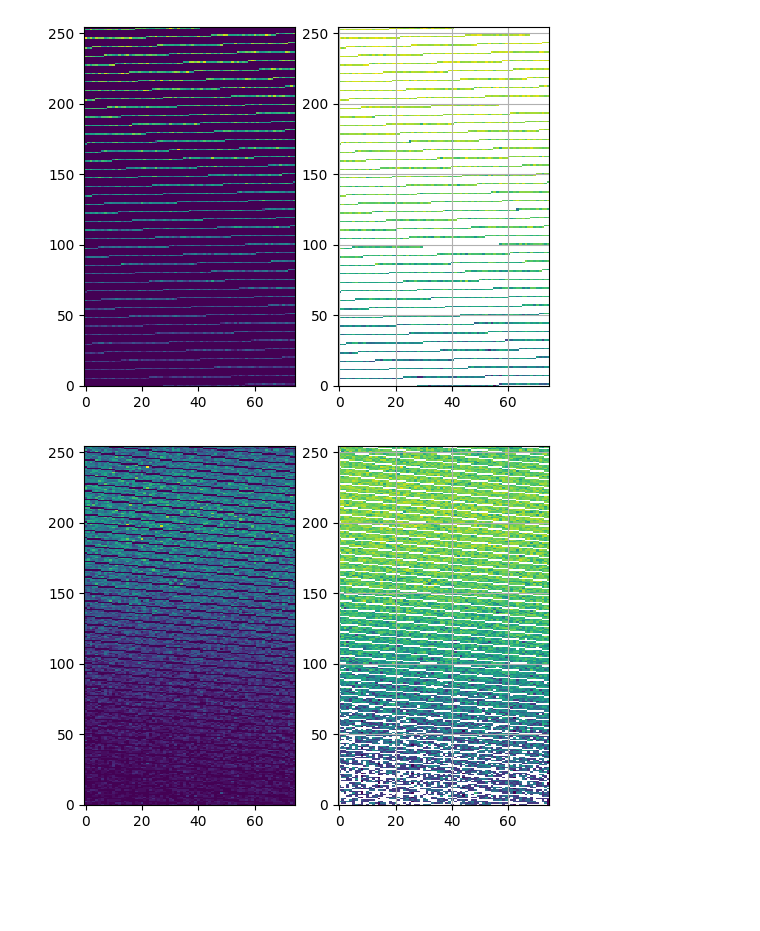
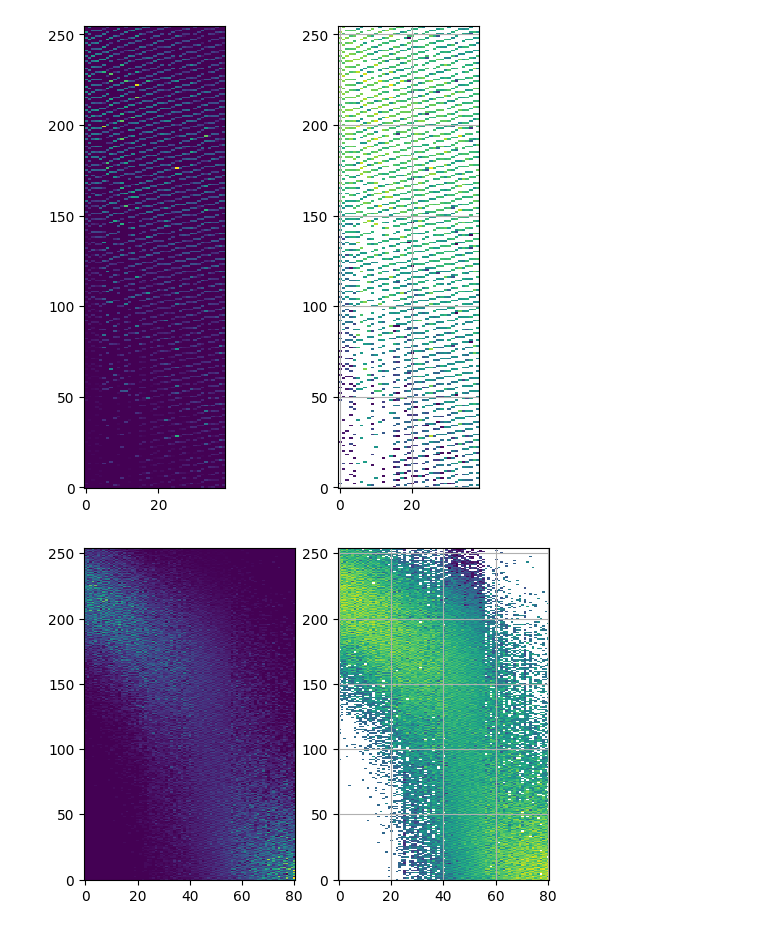
Before and after one commit to Renmusxd/GaugeTheoryRunner, a Jupyter notebook: jupyter/PhaseTransition-Binary.ipynb, the cells around one changed output. Cells and saved outputs as stored; diff of their text form; code cells hidden in the pictures; blank space fills up the shorter version.

Commit message:
Phase transition plots

```diff
--- a/jupyter/PhaseTransition-Binary.ipynb
+++ b/jupyter/PhaseTransition-Binary.ipynb
@@ -3,7 +3,7 @@ from matplotlib import pyplot
 import numpy
 import os
 # %%
-basedir = '../outputs/binary/'
+basedir = '../outputs/rec/binary/'
 
 data = {}
 
@@ -97,38 +97,38 @@ pyplot.show()
 # %%
 for L, (all_ks, all_actions, unique_ks, mean_actions, std_actions, binder_actions) in sorted(data.items()):
     ndigits = 128
-    ks_digits = numpy.digitize(all_ks, numpy.linspace(0.775, 0.777, ndigits))
+    ks_digits = numpy.digitize(all_ks, numpy.linspace(0.75, 0.785, ndigits))
 
     kd_bins = {}
 
     for kd, action in zip(ks_digits, all_actions):
         if kd == 0 or kd == ndigits:
             continue
         if kd not in kd_bins:
             kd_bins[kd] = []
         kd_bins[kd].append(action)
 
     arr = []
 
     for kd in sorted(kd_bins.keys()):
         actions = kd_bins[kd]
-        hist_actions, _ = numpy.histogram(actions, bins=numpy.linspace(1.0,1.25,256), density=True)
+        hist_actions, _ = numpy.histogram(actions, bins=numpy.linspace(0.8,1.25,256), density=True)
         hist_actions = hist_actions / sum(hist_actions)
         arr.append(hist_actions)
     arr = numpy.array(arr)
 
     fig, axs = pyplot.subplots(1, 2, figsize=(6,6))
 
     axs[0].imshow(arr.T, interpolation='none') #, extent=[0.775,0.777, 1.0,1.25])
     axs[0].set_aspect(0.5)
     axs[0].invert_yaxis()
 
     axs[1].imshow(numpy.log(arr.T), interpolation='none') #, extent=[0.775,0.777, 1.0,1.25])
     axs[1].set_aspect(0.5)
     axs[1].invert_yaxis()
     axs[1].grid()
 
     pyplot.show()
 # %% [output]
-[figure, old version]
+[figure, new version]
-[figure, old version]
+[figure, new version]
```
Also changed, not shown: parts of 3 cells of this notebook, 1 other file.
